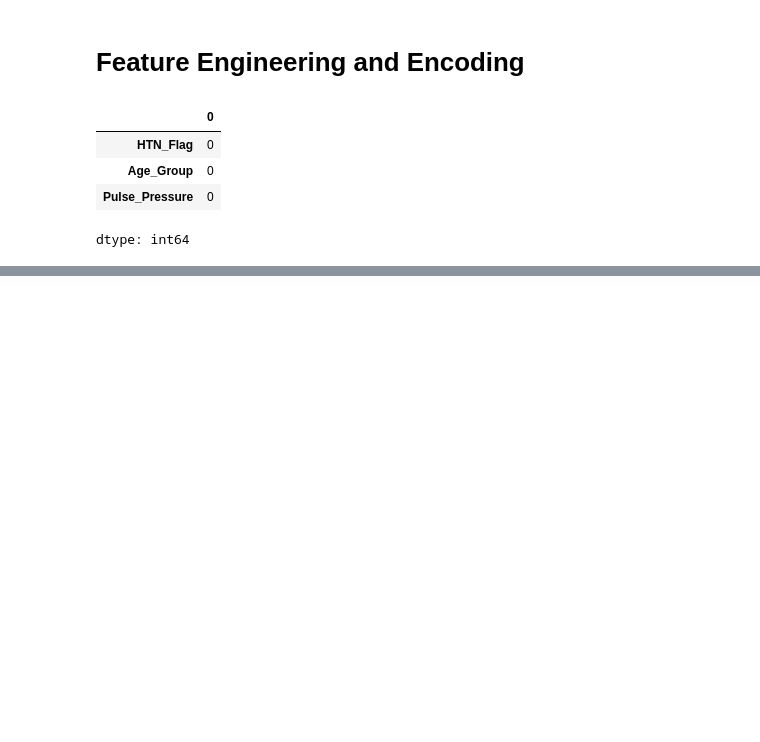
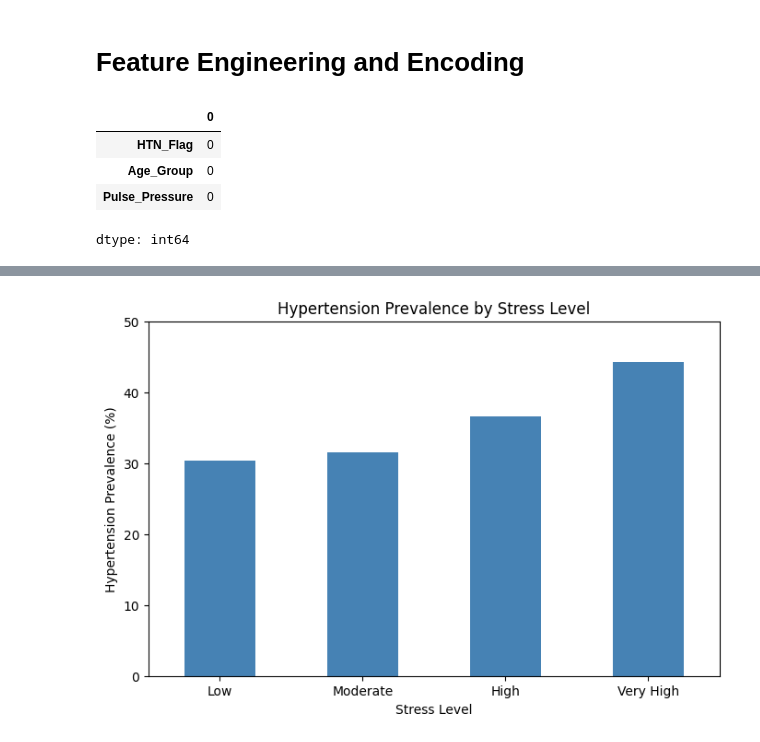
Before and after one commit to KarunaBaruwal/CMP7005-Hypertension-Analytics, a Jupyter notebook: CMP7005_Hypertension_Analysis.ipynb, the cells around one changed output, grey strips where cells are left out. Drawn from its saved outputs; the diff is of its cells as text; code cells hidden in the pictures; blank space fills up the shorter version.

Commit message:
Question 1 Stress level with Summary

```diff
--- a/CMP7005_Hypertension_Analysis.ipynb
+++ b/CMP7005_Hypertension_Analysis.ipynb
@@ -675,0 +691,11 @@ dtype: int64
+# %%
+stress_rates = df_clean.groupby('Stress_Level')['HTN_Flag'].mean() * 100
+
+stress_rates = stress_rates.reindex([
+    'Low',
+    'Moderate',
+    'High',
+    'Very High'
+])
+
+stress_rates.round(2)
@@ -675,0 +710,16 @@ dtype: int64
+# %%
+
+stress_rates.plot(
+    kind='bar',
+    figsize=(8, 5),
+    color='steelblue'
+)
+
+plt.title('Hypertension Prevalence by Stress Level')
+plt.xlabel('Stress Level')
+plt.ylabel('Hypertension Prevalence (%)')
+plt.xticks(rotation=0)
+plt.ylim(0, 50)
+plt.show()
+# %% [output]
+[figure, added]
```
Also changed, not shown: parts of 5 cells of this notebook.
